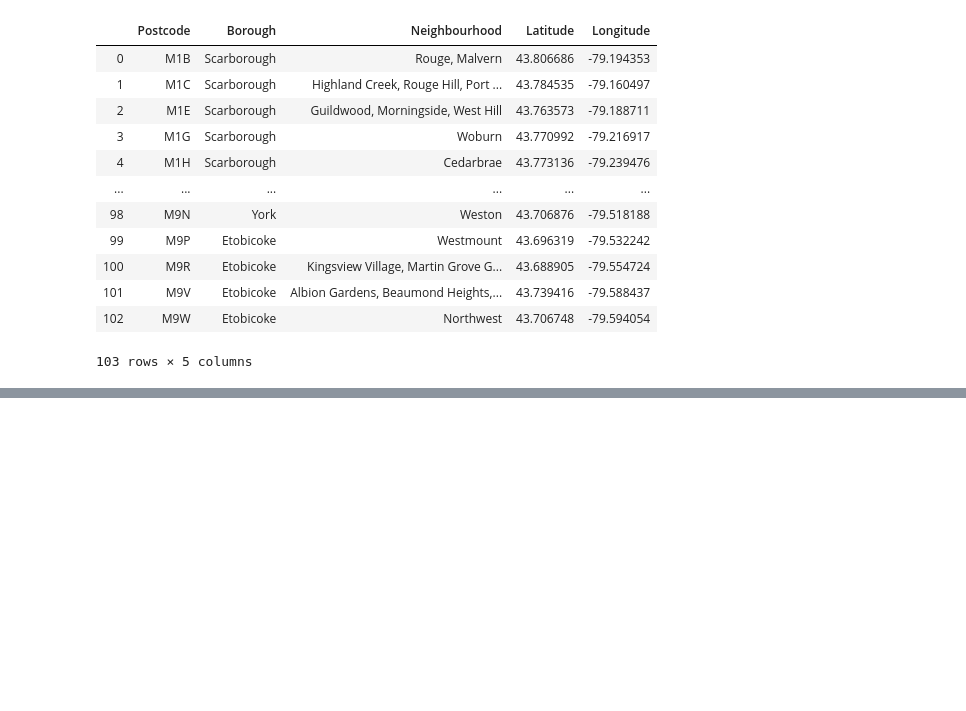
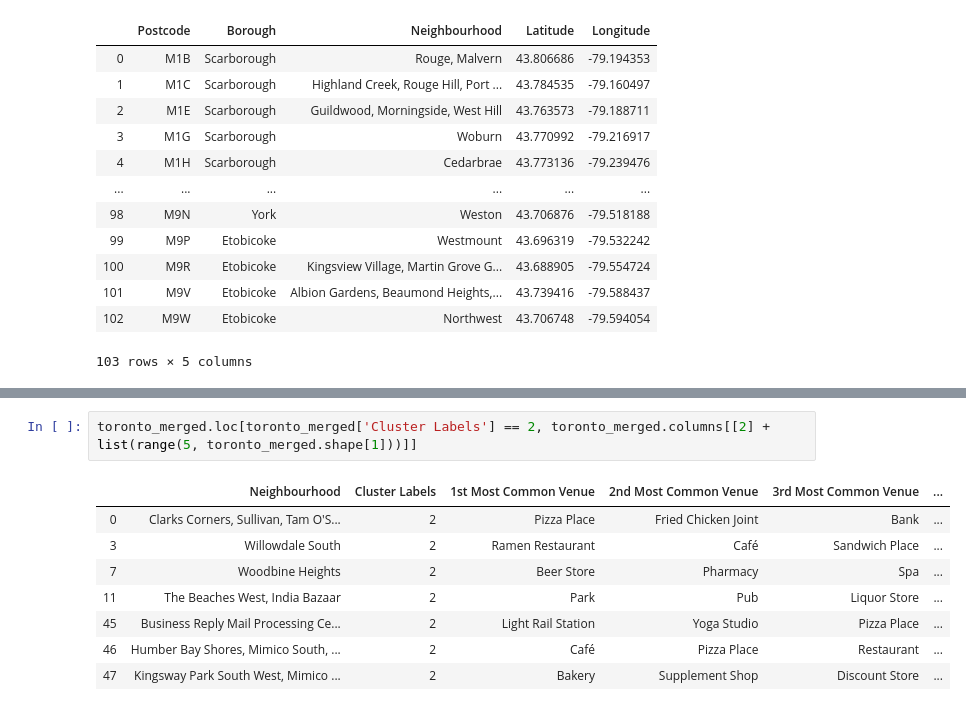
Before and after one commit to anneadb/Coursera_Capstone, a Jupyter notebook: Data_Science_Capstone.ipynb, the cells around one changed output, grey strips where cells are left out. Saved outputs shown, nothing was run; the diff lists cells and outputs as text; blank space fills up the shorter version.

```diff
--- a/Data_Science_Capstone.ipynb
+++ b/Data_Science_Capstone.ipynb
@@ -97,0 +436,11 @@ df_coords.to_csv("df_coords.csv")
+# %%
+toronto_merged.loc[toronto_merged['Cluster Labels'] == 2, toronto_merged.columns[[2] + list(range(5, toronto_merged.shape[1]))]]
+# %% [output]
+|  | Neighbourhood | Cluster Labels | 1st Most Common Venue | 2nd Most Common Venue | 3rd Most Common Venue | ... |
+| 0 | Clarks Corners, Sullivan, Tam O'S... | 2 | Pizza Place | Fried Chicken Joint | Bank | ... |
+| 3 | Willowdale South | 2 | Ramen Restaurant | Café | Sandwich Place | ... |
+| 7 | Woodbine Heights | 2 | Beer Store | Pharmacy | Spa | ... |
+| 11 | The Beaches West, India Bazaar | 2 | Park | Pub | Liquor Store | ... |
+| 45 | Business Reply Mail Processing Ce... | 2 | Light Rail Station | Yoga Studio | Pizza Place | ... |
+| 46 | Humber Bay Shores, Mimico South, ... | 2 | Café | Pizza Place | Restaurant | ... |
+| 47 | Kingsway Park South West, Mimico ... | 2 | Bakery | Supplement Shop | Discount Store | ... |
```
Also changed, not shown: parts of 40 cells of this notebook, 1 other file.
